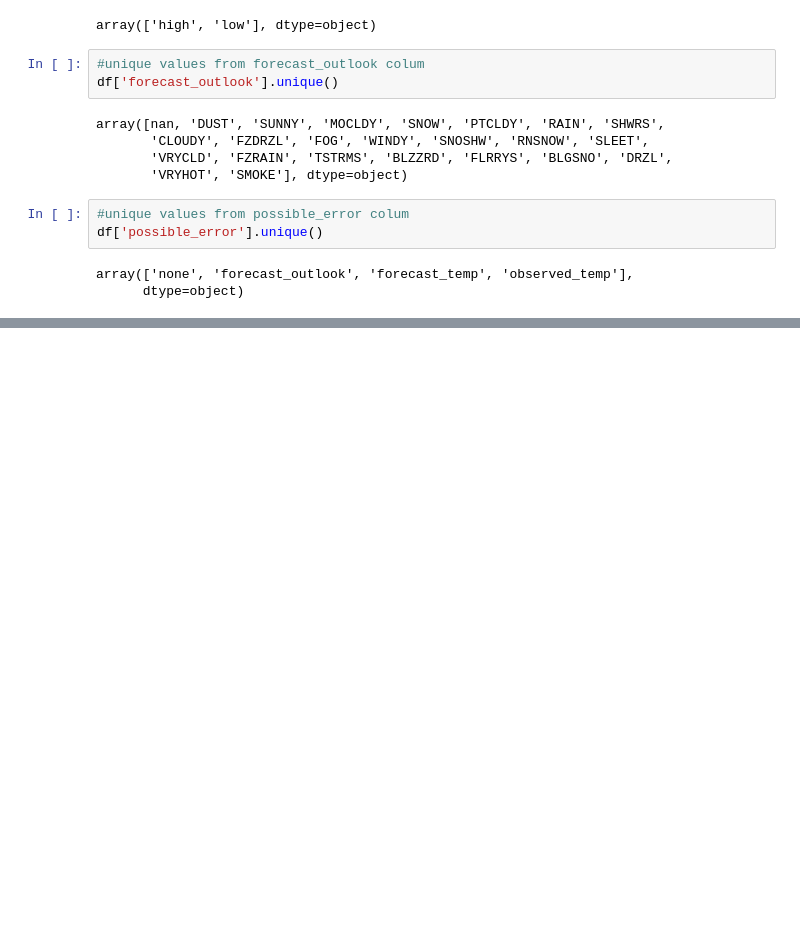
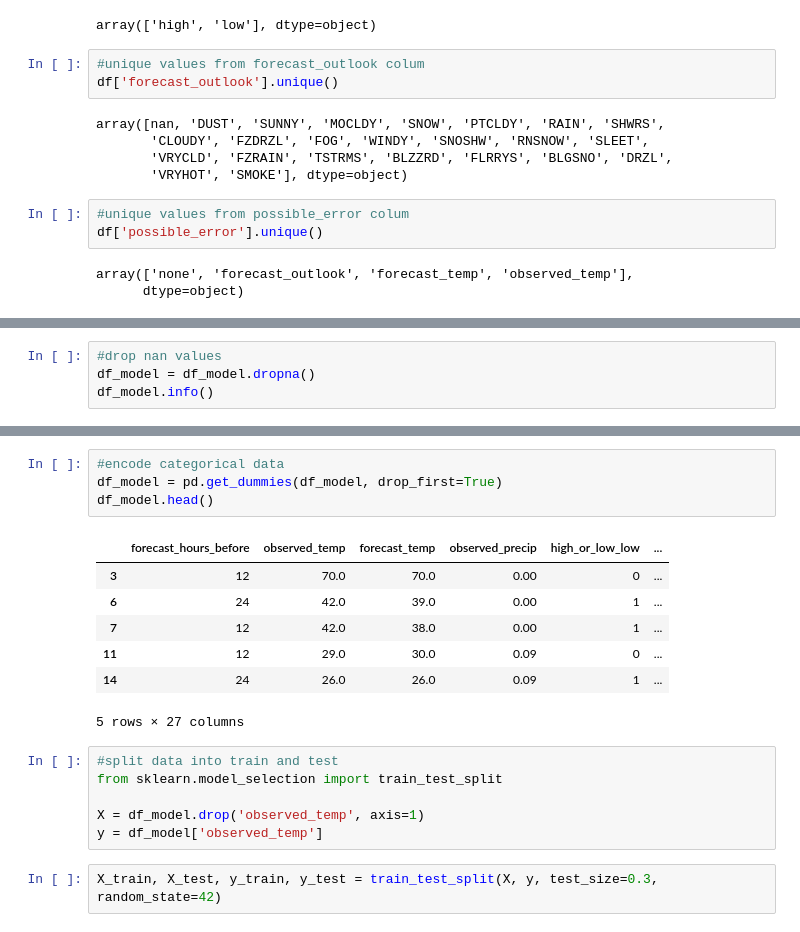
Before and after one commit to mynamescheff/weather, a Jupyter notebook: model.ipynb, the cells around one changed output, grey strips where cells are left out. Saved outputs shown, nothing was run; the diff lists cells and outputs as text; blank space fills up the shorter version.

```diff
--- a/model.ipynb
+++ b/model.ipynb
@@ -114,0 +149,4 @@ array(['none', 'forecast_outlook', 'forecast_temp', 'observed_temp'],
+# %%
+#drop nan values
+df_model = df_model.dropna()
+df_model.info()
@@ -114,0 +167,20 @@ array(['none', 'forecast_outlook', 'forecast_temp', 'observed_temp'],
+# %%
+#encode categorical data
+df_model = pd.get_dummies(df_model, drop_first=True)
+df_model.head()
+# %% [output]
+|  | forecast_hours_before | observed_temp | forecast_temp | observed_precip | high_or_low_low | ... |
+| 3 | 12 | 70.0 | 70.0 | 0.00 | 0 | ... |
+| 6 | 24 | 42.0 | 39.0 | 0.00 | 1 | ... |
+| 7 | 12 | 42.0 | 38.0 | 0.00 | 1 | ... |
+| 11 | 12 | 29.0 | 30.0 | 0.09 | 0 | ... |
+| 14 | 24 | 26.0 | 26.0 | 0.09 | 1 | ... |
+5 rows × 27 columns
+# %%
+#split data into train and test
+from sklearn.model_selection import train_test_split
+
+X = df_model.drop('observed_temp', axis=1)
+y = df_model['observed_temp']
+# %%
+X_train, X_test, y_train, y_test = train_test_split(X, y, test_size=0.3, random_state=42)
```
Also changed, not shown: parts of 10 cells of this notebook, 4 other files.
